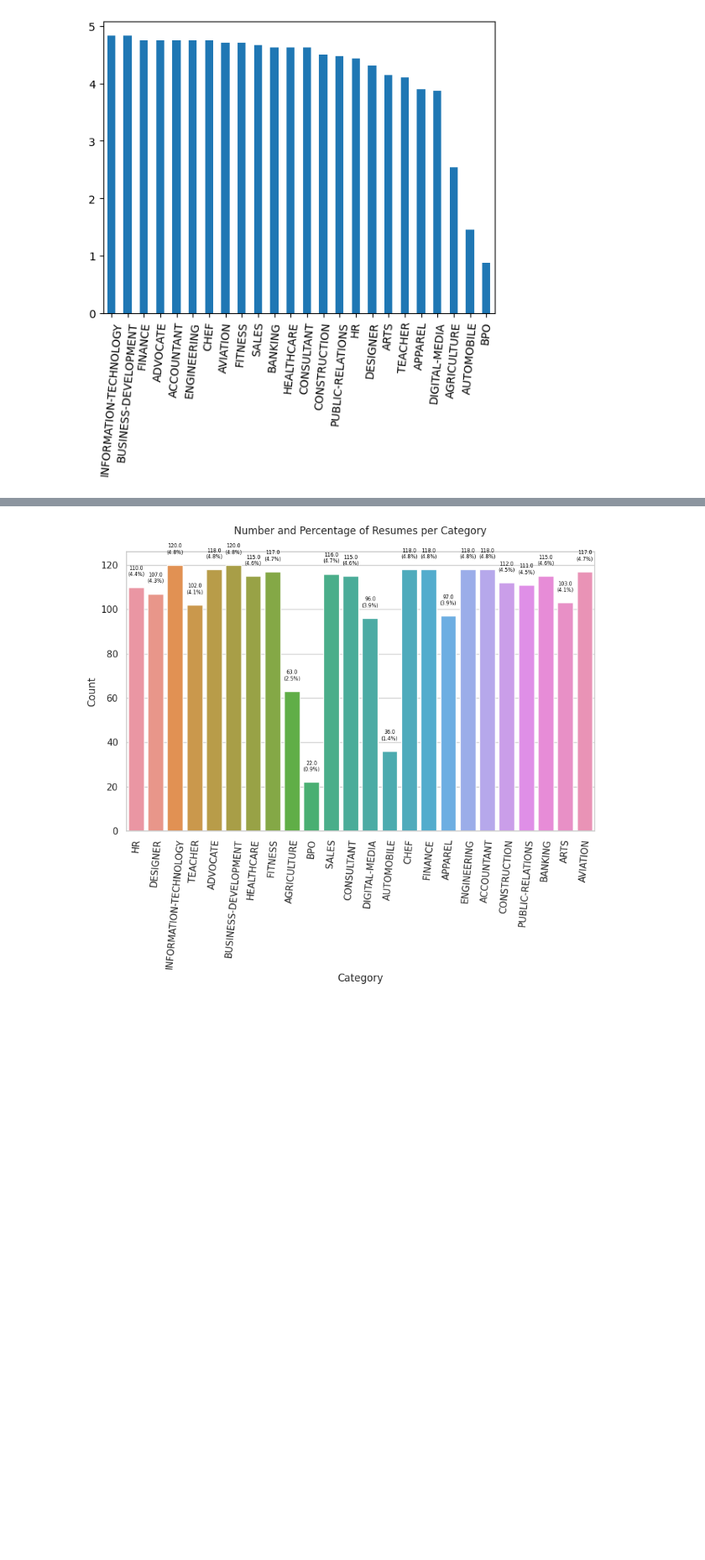
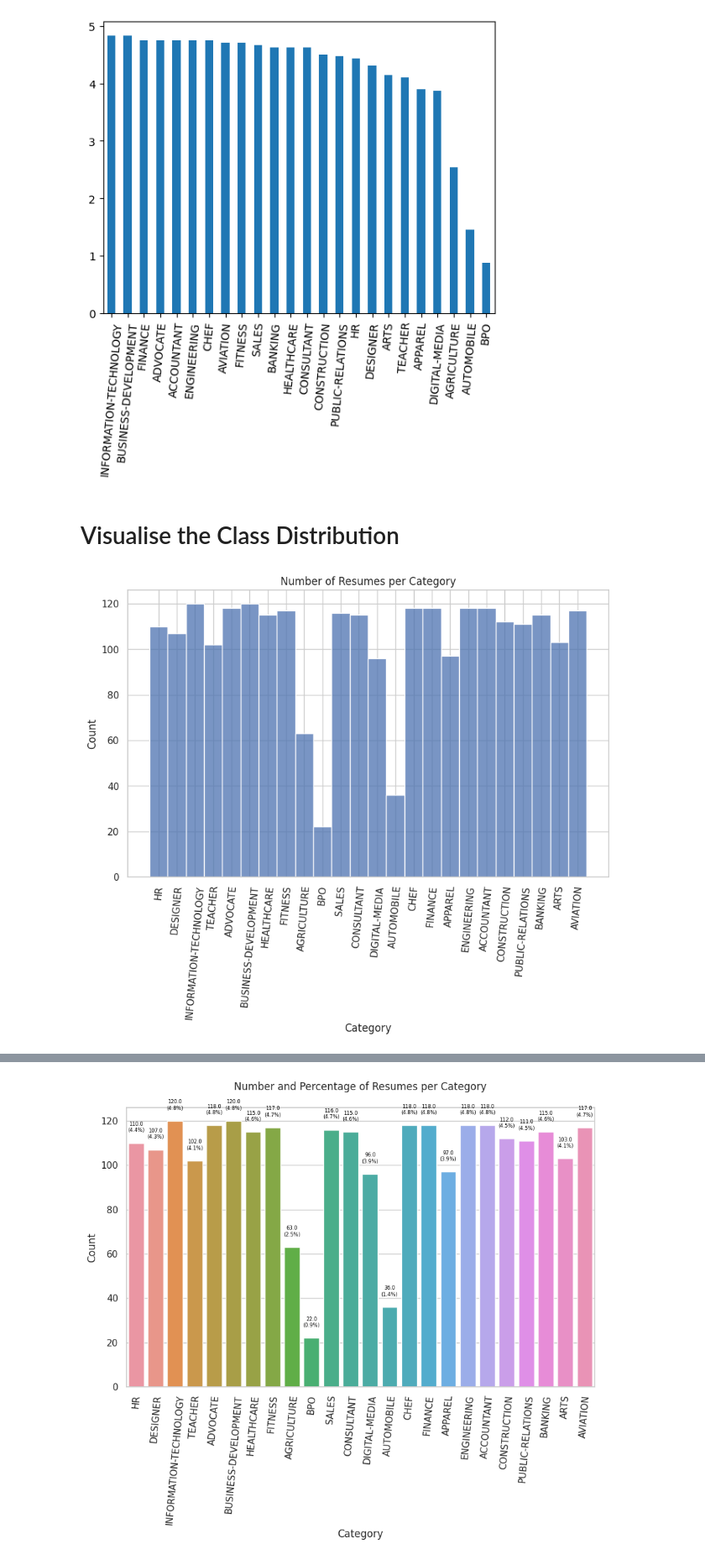
Before and after one commit to ndubuisijosephalx/Data-Science-projects, a Jupyter notebook: nlp_Ndubuisi_J_Project.ipynb, the cells around one changed output, grey strips where cells are left out. Shown at 84% size. Drawn from its saved outputs; the diff is of its cells as text; code cells hidden in the pictures; blank space fills up the shorter version.

```diff
--- a/nlp_Ndubuisi_J_Project.ipynb
+++ b/nlp_Ndubuisi_J_Project.ipynb
@@ -166,4 +200,18 @@ class_percentage.plot(kind = 'bar',rot=85)
 # %% [output]
 <Axes: >
 [figure]
+# %% [markdown]
+# Visualise the Class Distribution
+# %%
+# Plotting the value counts of the 'Category' column as a bar plot
+sns.set(style="whitegrid")
+plt.figure(figsize=(10, 6))
+sns.histplot(x='Category', data=resume_corpus)
+plt.xlabel('Category')
+plt.ylabel('Count')
+plt.title('Number of Resumes per Category')
+plt.xticks(rotation=85)
+plt.show()
+# %% [output]
+[figure, added]
 # %% [markdown]
```
Also changed, not shown: parts of 87 cells of this notebook.
